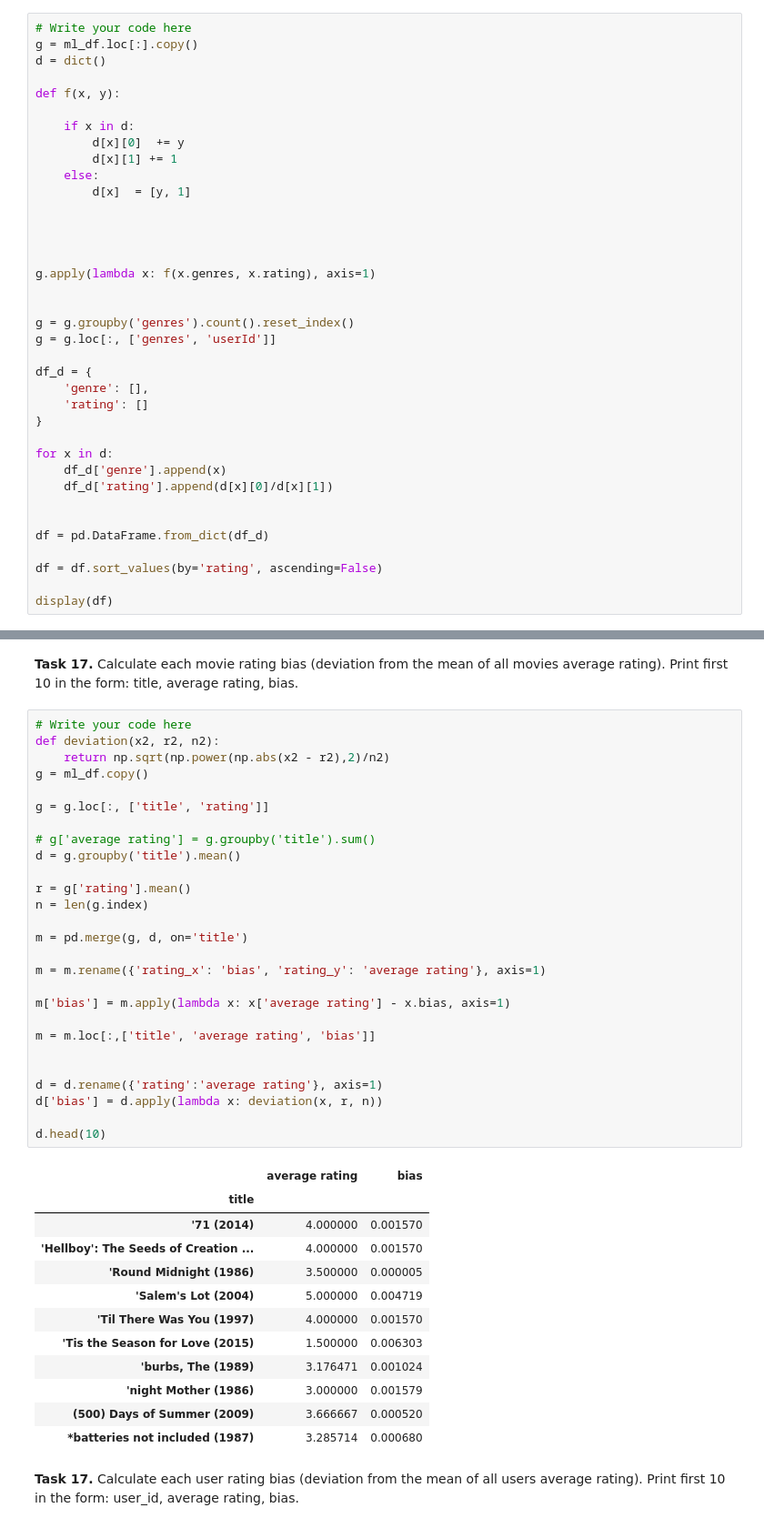
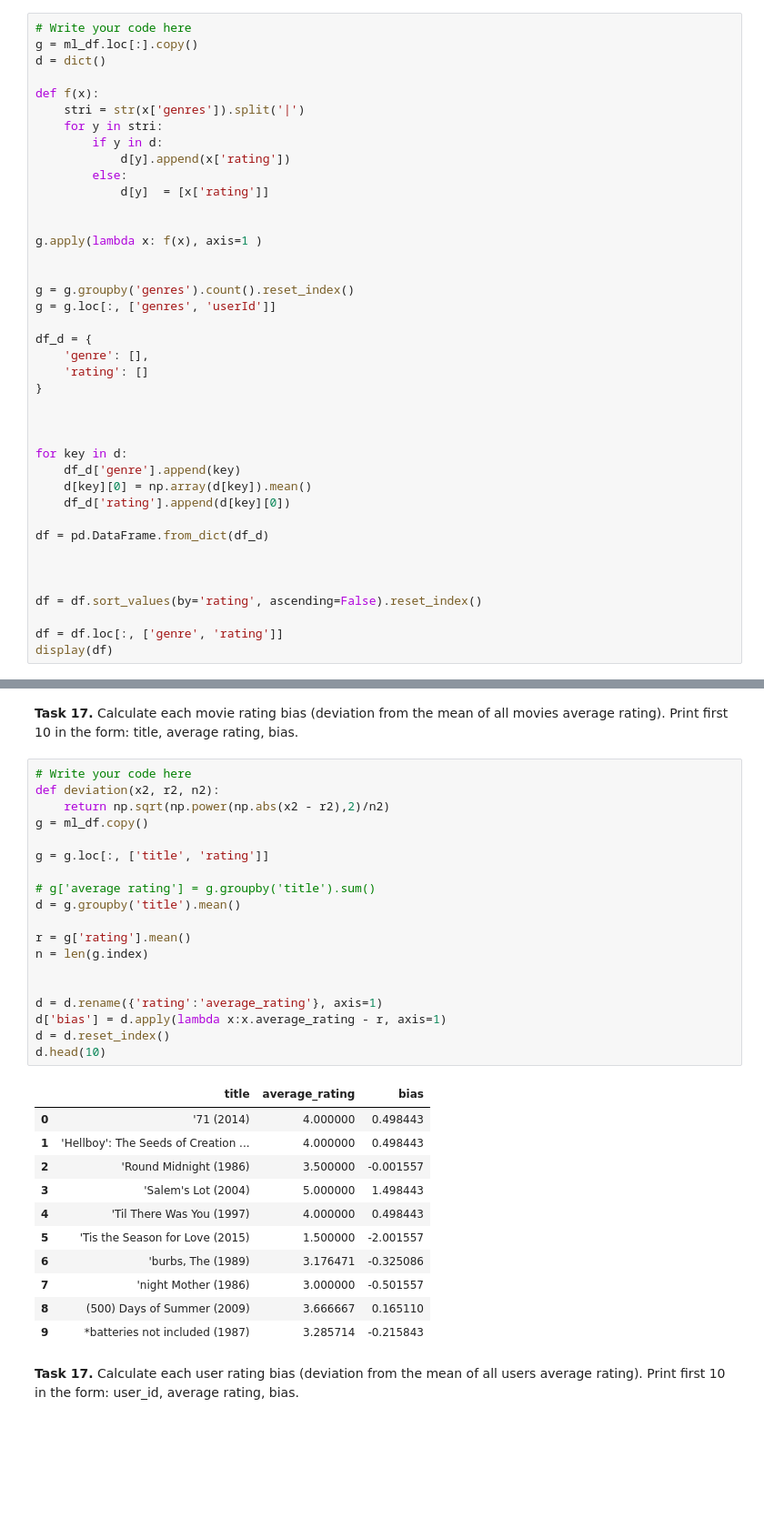
Before and after one commit to e-lawniczak/recommender-systems-class, a Jupyter notebook: class_02_numpy_pandas.ipynb, the cells around one changed output, grey strips where cells are left out. Shown at 91% size. Cells and saved outputs as stored; diff of their text form; blank space fills up the shorter version.

```diff
--- a/class_02_numpy_pandas.ipynb
+++ b/class_02_numpy_pandas.ipynb
@@ -341,18 +331,16 @@ display(df)
 g = ml_df.loc[:].copy()
 d = dict()
 
-def f(x, y):
-
-    if x in d:
-        d[x][0]  += y
-        d[x][1] += 1
-    else:
-        d[x]  = [y, 1]
+def f(x):
+    stri = str(x['genres']).split('|')
+    for y in stri:
+        if y in d:
+            d[y].append(x['rating'])
+        else:
+            d[y]  = [x['rating']]
 
 
-
-
-g.apply(lambda x: f(x.genres, x.rating), axis=1)
+g.apply(lambda x: f(x), axis=1 )
 
 
 g = g.groupby('genres').count().reset_index()
@@ -363,15 +351,20 @@ df_d = {
     'rating': []
 }
 
-for x in d:
-    df_d['genre'].append(x)
-    df_d['rating'].append(d[x][0]/d[x][1])
 
+
+for key in d:
+    df_d['genre'].append(key)
+    d[key][0] = np.array(d[key]).mean()
+    df_d['rating'].append(d[key][0])
 
 df = pd.DataFrame.from_dict(df_d)
 
-df = df.sort_values(by='rating', ascending=False)
 
+
+df = df.sort_values(by='rating', ascending=False).reset_index()
+
+df = df.loc[:, ['genre', 'rating']]
 display(df)
 # %% [output]
 |  | genre | rating |
@@ -392,43 +389,34 @@ display(df)
 # %%
 # Write your code here
 def deviation(x2, r2, n2):
     return np.sqrt(np.power(np.abs(x2 - r2),2)/n2)
 g = ml_df.copy()
 
 g = g.loc[:, ['title', 'rating']]
 
 # g['average rating'] = g.groupby('title').sum()
 d = g.groupby('title').mean()
 
 r = g['rating'].mean()
 n = len(g.index)
 
-m = pd.merge(g, d, on='title')
 
-m = m.rename({'rating_x': 'bias', 'rating_y': 'average rating'}, axis=1)
-
-m['bias'] = m.apply(lambda x: x['average rating'] - x.bias, axis=1)
-
-m = m.loc[:,['title', 'average rating', 'bias']]
-
-
-d = d.rename({'rating':'average rating'}, axis=1)
-d['bias'] = d.apply(lambda x: deviation(x, r, n))
-
+d = d.rename({'rating':'average_rating'}, axis=1)
+d['bias'] = d.apply(lambda x:x.average_rating - r, axis=1)
+d = d.reset_index()
 d.head(10)
 # %% [output]
-|  | average rating | bias |
-| title |  |  |
-| '71 (2014) | 4.000000 | 0.001570 |
-| 'Hellboy': The Seeds of Creation ... | 4.000000 | 0.001570 |
-| 'Round Midnight (1986) | 3.500000 | 0.000005 |
-| 'Salem's Lot (2004) | 5.000000 | 0.004719 |
-| 'Til There Was You (1997) | 4.000000 | 0.001570 |
-| 'Tis the Season for Love (2015) | 1.500000 | 0.006303 |
-| 'burbs, The (1989) | 3.176471 | 0.001024 |
-| 'night Mother (1986) | 3.000000 | 0.001579 |
-| (500) Days of Summer (2009) | 3.666667 | 0.000520 |
-| *batteries not included (1987) | 3.285714 | 0.000680 |
+|  | title | average_rating | bias |
+| 0 | '71 (2014) | 4.000000 | 0.498443 |
+| 1 | 'Hellboy': The Seeds of Creation ... | 4.000000 | 0.498443 |
+| 2 | 'Round Midnight (1986) | 3.500000 | -0.001557 |
+| 3 | 'Salem's Lot (2004) | 5.000000 | 1.498443 |
+| 4 | 'Til There Was You (1997) | 4.000000 | 0.498443 |
+| 5 | 'Tis the Season for Love (2015) | 1.500000 | -2.001557 |
+| 6 | 'burbs, The (1989) | 3.176471 | -0.325086 |
+| 7 | 'night Mother (1986) | 3.000000 | -0.501557 |
+| 8 | (500) Days of Summer (2009) | 3.666667 | 0.165110 |
+| 9 | *batteries not included (1987) | 3.285714 | -0.215843 |
 # %% [markdown]
 **Task 17.** Calculate each user rating bias (deviation from the mean of all users average rating). Print first 10 in the form: user_id, average rating, bias.
 # %%
```
Also changed, not shown: parts of 11 cells of this notebook.
